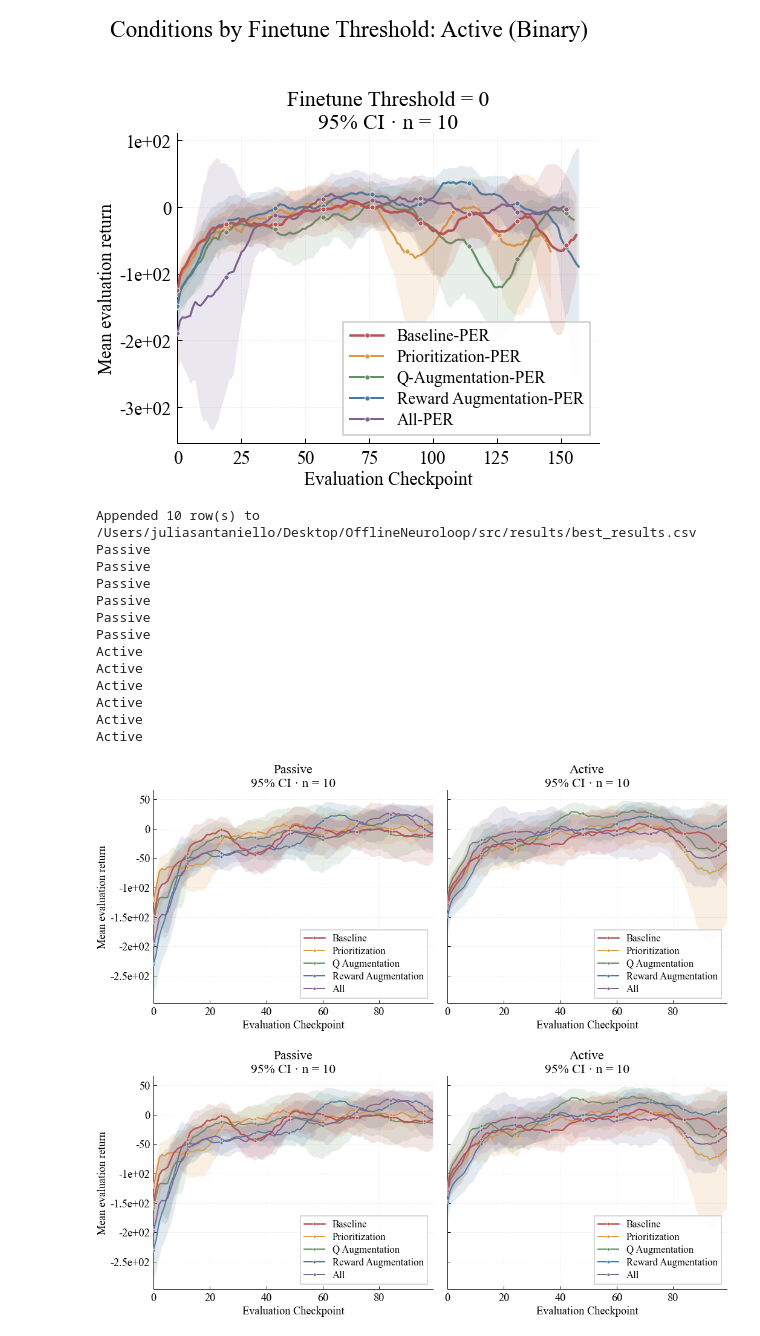
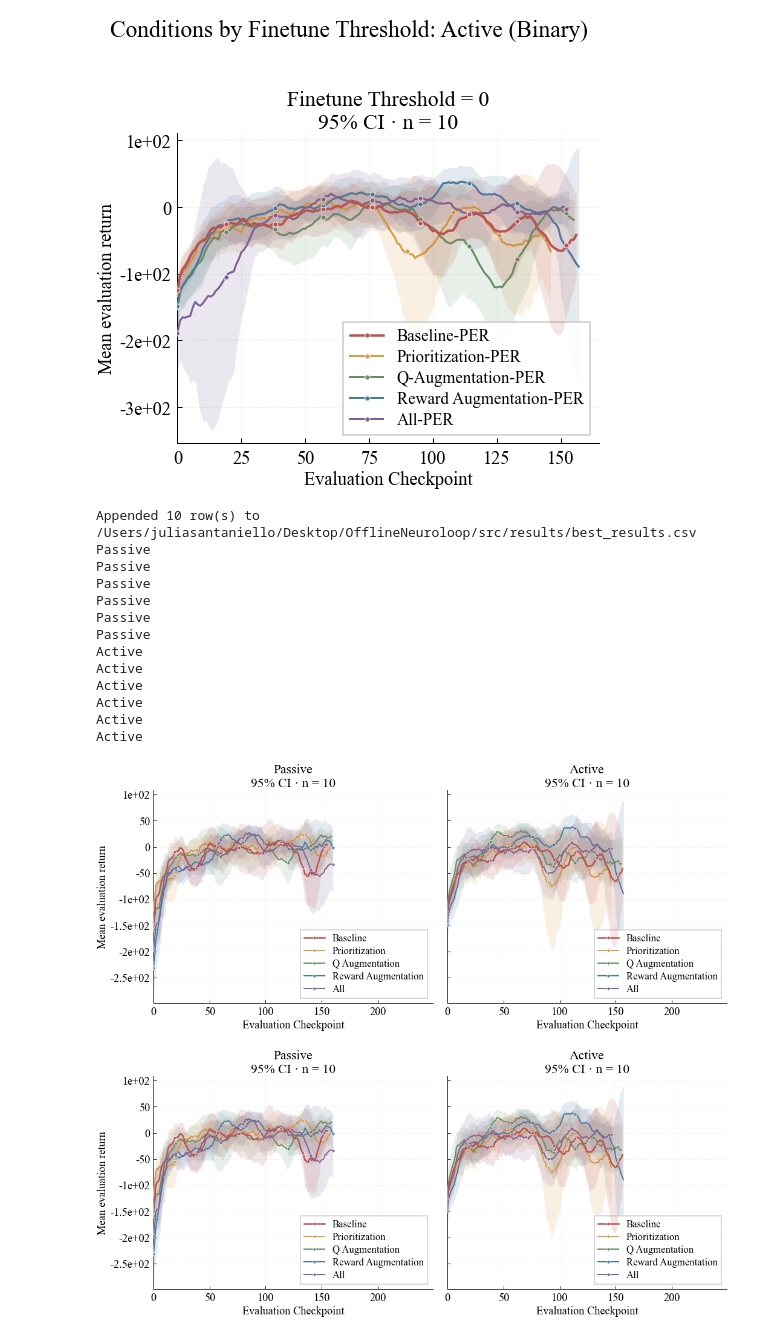
Before and after one commit to your-profile/OfflineNeuroloop, a Jupyter notebook: src/results/graphs_finetune.ipynb, the cells around one changed output. Saved outputs shown, nothing was run; the diff lists cells and outputs as text; code cells hidden in the pictures.

```diff
--- a/src/results/graphs_finetune.ipynb
+++ b/src/results/graphs_finetune.ipynb
@@ -69,7 +69,7 @@ CONDITIONS_TO_PLOT = [
 ]
 # %%
 DATA_FILE = "lunar_passive_binary_PER.csv"
-GRANULARITY = "binary" #DATA_FILE.split("_")[2]
+GRANULARITY = DATA_FILE.split("_")[2]
 ERROR_BAND = "ci95"  # "sem", "std", or "ci95"
 # %%
 SEED_COLUMN = "parameters_experiment_random_state"
@@ -1504,20 +1504,20 @@ plot_conditions_at_each_ft(agg, start_idx=0,end_idx=500)
 [figure]
 # %%
 save_best_results_csv(agg, filters=FT_BEST_FILTERS)
-plot_conditions_best_per_task_condition(agg, filters = {"noise": 0.0, "ft": 0.0}, start_idx=0, end_idx=100)
+plot_conditions_best_per_task_condition(agg, filters = {"noise": 0.0, "ft": 0.0}, start_idx=0, end_idx=250)
 # %% [output]
 Appended 10 row(s) to /Users/juliasantaniello/Desktop/OfflineNeuroloop/src/results/best_results.csv
 Passive
 Passive
 Passive
 Passive
 Passive
 Passive
 Active
 Active
 Active
 Active
 Active
 Active
-[figure, old version]
+[figure, new version]
-[figure, old version]
+[figure, new version]
```
Also changed, not shown: 20 other files.
